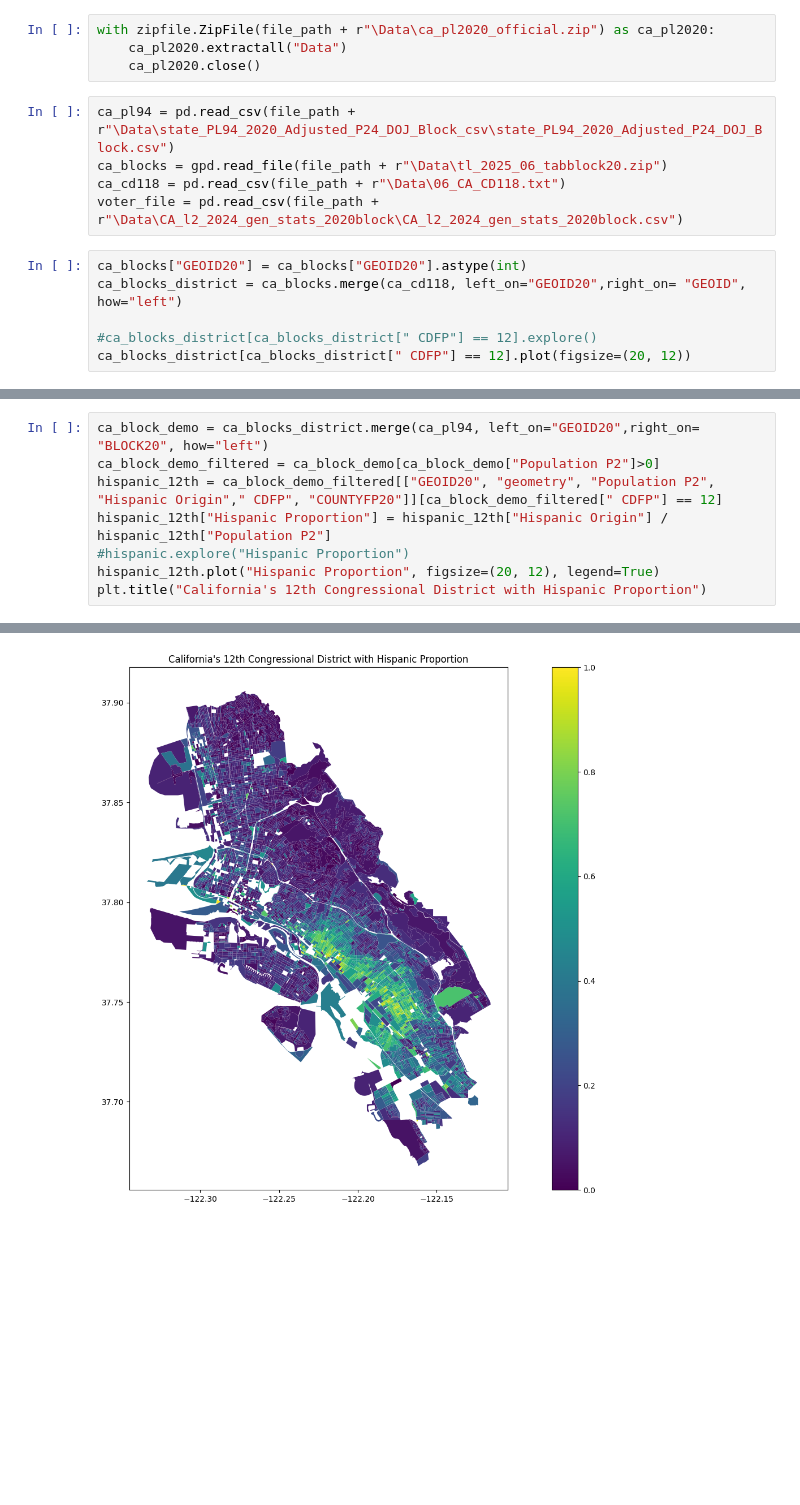
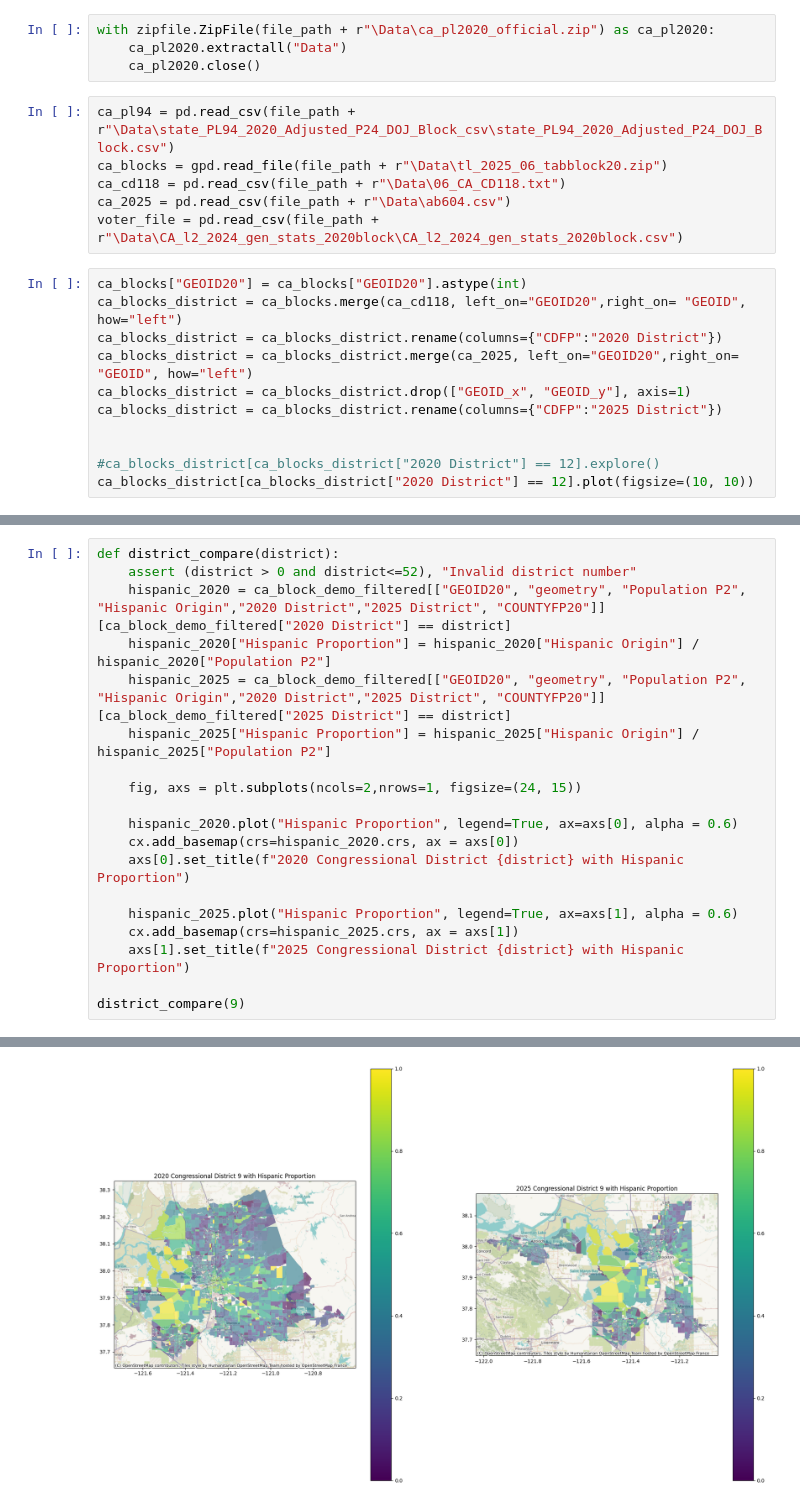
Before and after one commit to jvkim336-rgb/California-Voting-District-Project, a Jupyter notebook: CA-District-Notebook.ipynb, the cells around one changed output, grey strips where cells are left out. Drawn from its saved outputs; the diff is of its cells as text; blank space fills up the shorter version.

```diff
--- a/CA-District-Notebook.ipynb
+++ b/CA-District-Notebook.ipynb
@@ -19,12 +21,18 @@ with zipfile.ZipFile(file_path + r"\Data\ca_pl2020_official.zip") as ca_pl2020:
 ca_pl94 = pd.read_csv(file_path + r"\Data\state_PL94_2020_Adjusted_P24_DOJ_Block_csv\state_PL94_2020_Adjusted_P24_DOJ_Block.csv")
 ca_blocks = gpd.read_file(file_path + r"\Data\tl_2025_06_tabblock20.zip")
 ca_cd118 = pd.read_csv(file_path + r"\Data\06_CA_CD118.txt")
+ca_2025 = pd.read_csv(file_path + r"\Data\ab604.csv")
 voter_file = pd.read_csv(file_path + r"\Data\CA_l2_2024_gen_stats_2020block\CA_l2_2024_gen_stats_2020block.csv")
 # %%
 ca_blocks["GEOID20"] = ca_blocks["GEOID20"].astype(int)
 ca_blocks_district = ca_blocks.merge(ca_cd118, left_on="GEOID20",right_on= "GEOID", how="left")
+ca_blocks_district = ca_blocks_district.rename(columns={"CDFP":"2020 District"})
+ca_blocks_district = ca_blocks_district.merge(ca_2025, left_on="GEOID20",right_on= "GEOID", how="left")
+ca_blocks_district = ca_blocks_district.drop(["GEOID_x", "GEOID_y"], axis=1)
+ca_blocks_district = ca_blocks_district.rename(columns={"CDFP":"2025 District"})
 
-#ca_blocks_district[ca_blocks_district[" CDFP"] == 12].explore()
-ca_blocks_district[ca_blocks_district[" CDFP"] == 12].plot(figsize=(20, 12))
+
+#ca_blocks_district[ca_blocks_district["2020 District"] == 12].explore()
+ca_blocks_district[ca_blocks_district["2020 District"] == 12].plot(figsize=(10, 10))
 # %% [output]
 <Axes: >
@@ -32,9 +43,20 @@ ca_blocks_district[ca_blocks_district[" CDFP"] == 12].plot(figsize=(20, 12))
 # %%
-ca_block_demo = ca_blocks_district.merge(ca_pl94, left_on="GEOID20",right_on= "BLOCK20", how="left")
-ca_block_demo_filtered = ca_block_demo[ca_block_demo["Population P2"]>0]
-hispanic_12th = ca_block_demo_filtered[["GEOID20", "geometry", "Population P2", "Hispanic Origin"," CDFP", "COUNTYFP20"]][ca_block_demo_filtered[" CDFP"] == 12]
-hispanic_12th["Hispanic Proportion"] = hispanic_12th["Hispanic Origin"] / hispanic_12th["Population P2"]
-#hispanic.explore("Hispanic Proportion")
-hispanic_12th.plot("Hispanic Proportion", figsize=(20, 12), legend=True)
-plt.title("California's 12th Congressional District with Hispanic Proportion")
+def district_compare(district):
+    assert (district > 0 and district<=52), "Invalid district number"
+    hispanic_2020 = ca_block_demo_filtered[["GEOID20", "geometry", "Population P2", "Hispanic Origin","2020 District","2025 District", "COUNTYFP20"]][ca_block_demo_filtered["2020 District"] == district]
+    hispanic_2020["Hispanic Proportion"] = hispanic_2020["Hispanic Origin"] / hispanic_2020["Population P2"]
+    hispanic_2025 = ca_block_demo_filtered[["GEOID20", "geometry", "Population P2", "Hispanic Origin","2020 District","2025 District", "COUNTYFP20"]][ca_block_demo_filtered["2025 District"] == district]
+    hispanic_2025["Hispanic Proportion"] = hispanic_2025["Hispanic Origin"] / hispanic_2025["Population P2"]
+
+    fig, axs = plt.subplots(ncols=2,nrows=1, figsize=(24, 15))
+
+    hispanic_2020.plot("Hispanic Proportion", legend=True, ax=axs[0], alpha = 0.6)
+    cx.add_basemap(crs=hispanic_2020.crs, ax = axs[0])
+    axs[0].set_title(f"2020 Congressional District {district} with Hispanic Proportion")
+
+    hispanic_2025.plot("Hispanic Proportion", legend=True, ax=axs[1], alpha = 0.6)
+    cx.add_basemap(crs=hispanic_2025.crs, ax = axs[1])
+    axs[1].set_title(f"2025 Congressional District {district} with Hispanic Proportion")
+
+district_compare(9)
 # %% [output]
@@ -42,2 +63,2 @@ Text(0.5, 1.0, "California's 12th Congressional District with Hispanic Proportio
-[figure, old version]
+[figure, new version]
 # %%
```
Also changed, not shown: parts of 7 cells of this notebook.
